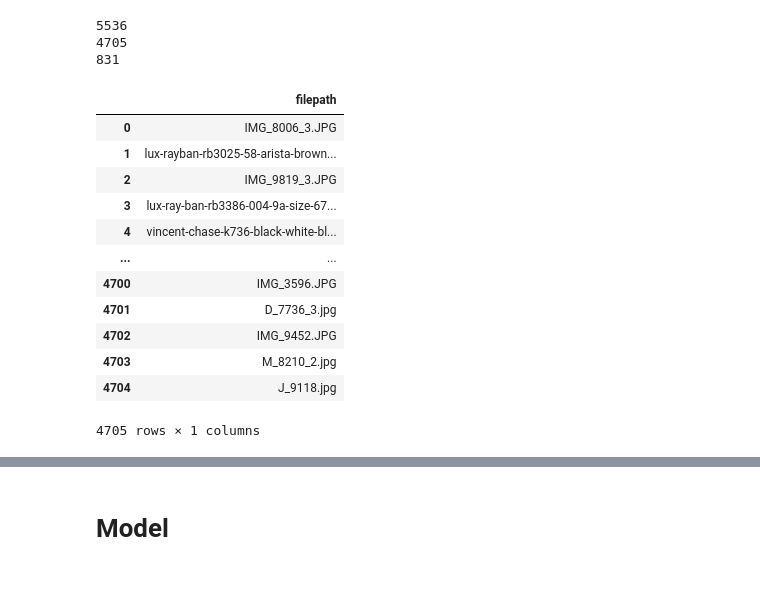
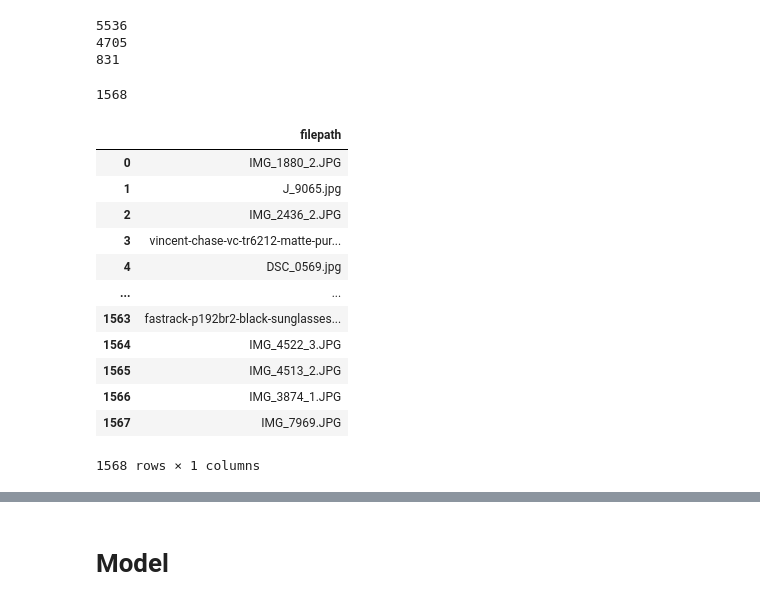
Before and after one commit to Arush0113/ML-Programming-Assignments, a Jupyter notebook: India Today AI_ML Profile/India_Today_ML_assignment_q1.ipynb, the cells around one changed output, grey strips where cells are left out. Cells and saved outputs as stored; diff of their text form; code cells hidden in the pictures.

```diff
--- a/India Today AI_ML Profile/India_Today_ML_assignment_q1.ipynb
+++ b/India Today AI_ML Profile/India_Today_ML_assignment_q1.ipynb
@@ -75,22 +75,26 @@ test_files.to_csv('/content/drive/MyDrive/india_today_ml_asst/test_file.csv')
 5536
 4705
 831
-# %%
-train_files
-# %% [output]
-|  | filepath |
-| 0 | IMG_8006_3.JPG |
-| 1 | lux-rayban-rb3025-58-arista-brown... |
-| 2 | IMG_9819_3.JPG |
-| 3 | lux-ray-ban-rb3386-004-9a-size-67... |
-| 4 | vincent-chase-k736-black-white-bl... |
-| ... | ... |
-| 4700 | IMG_3596.JPG |
-| 4701 | D_7736_3.jpg |
-| 4702 | IMG_9452.JPG |
-| 4703 | M_8210_2.jpg |
-| 4704 | J_9118.jpg |
-4705 rows × 1 columns
+# %%
+train_files = train_files[:len(train_files)//3]
+test_files = train_files[:len(test_files)//3]
+print(len(train_files))
+train_files
+# %% [output]
+1568
+|  | filepath |
+| 0 | IMG_1880_2.JPG |
+| 1 | J_9065.jpg |
+| 2 | IMG_2436_2.JPG |
+| 3 | vincent-chase-vc-tr6212-matte-pur... |
+| 4 | DSC_0569.jpg |
+| ... | ... |
+| 1563 | fastrack-p192br2-black-sunglasses... |
+| 1564 | IMG_4522_3.JPG |
+| 1565 | IMG_4513_2.JPG |
+| 1566 | IMG_3874_1.JPG |
+| 1567 | IMG_7969.JPG |
+1568 rows × 1 columns
 # %%
 def image2array(file_array):
 
```
Also changed, not shown: parts of 15 cells of this notebook.
